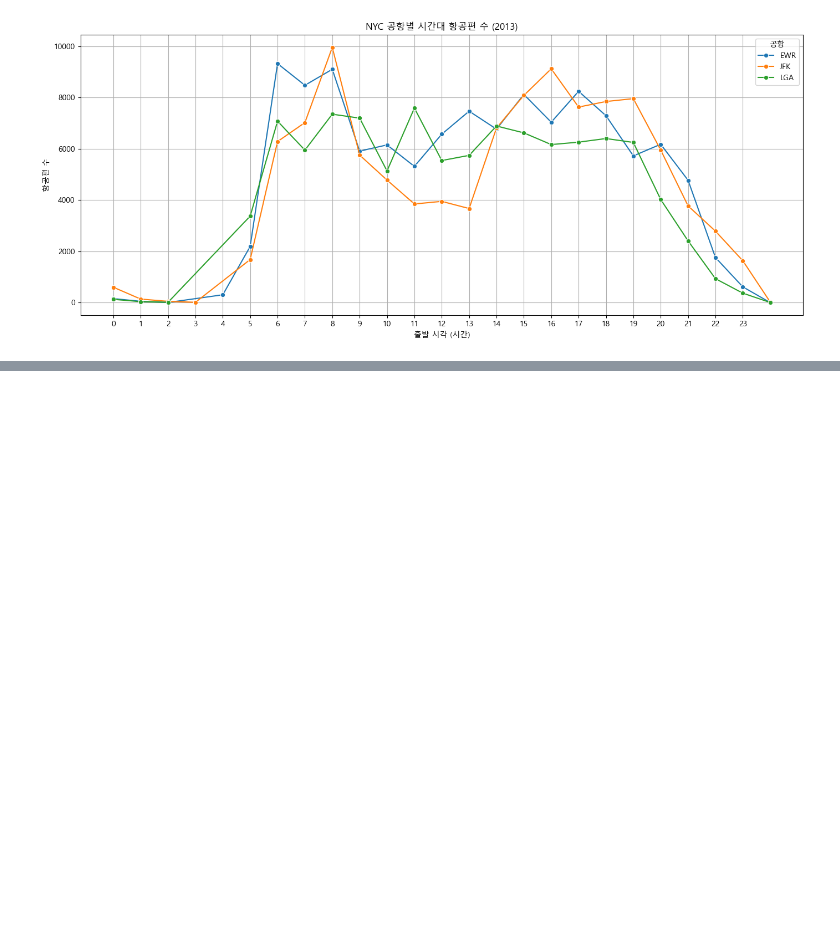
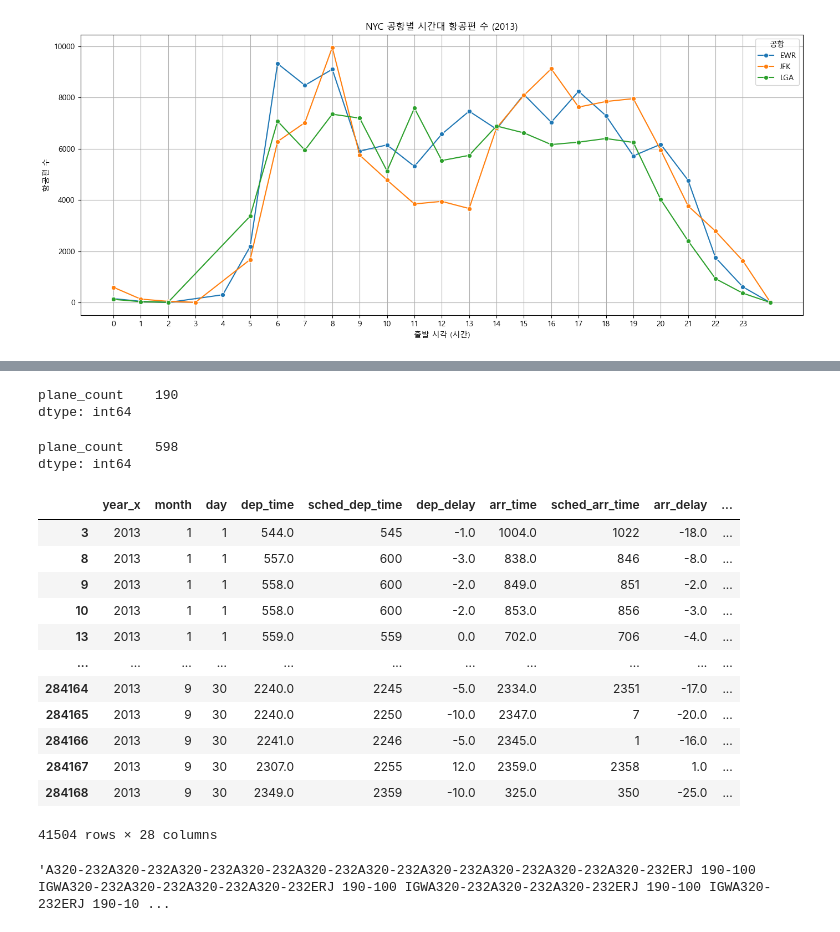
Before and after one commit to yeonduhaeyo/flights-project, a Jupyter notebook: data-analysis.ipynb, the cells around one changed output, grey strips where cells are left out. Saved outputs shown, nothing was run; the diff lists cells and outputs as text; code cells hidden in the pictures; blank space fills up the shorter version.

```diff
--- a/data-analysis.ipynb
+++ b/data-analysis.ipynb
@@ -364,0 +404,4 @@ plt.show()
+# %%
+# 예제 데이터 프레임 생성
+merged_df = pd.merge(df_flights, df_planes, on='tailnum', how='inner')
+merged_df.head()
@@ -364,0 +479,38 @@ plt.show()
+# %%
+# 회사마다 비행기 갯수 구하기
+
+df_planes.groupby('model')['tailnum'].nunique().reset_index(name='plane_count')
+
+
+B6 = merged_df.loc[merged_df["carrier"] == "B6",["tailnum", "model"]]
+B6.groupby('model')['tailnum'].nunique().reset_index(name='plane_count').sum(numeric_only=True)
+# %% [output]
+plane_count    190
+dtype: int64
+# %%
+UA = merged_df.loc[merged_df["carrier"] == "UA",["tailnum", "model"]]
+UA.groupby('model')['tailnum'].nunique().reset_index(name='plane_count').sum(numeric_only=True)
+# %% [output]
+plane_count    598
+dtype: int64
+# %%
+new_df = merged_df.loc[(merged_df["carrier"] == "B6")& (merged_df["origin"] == "JFK")]
+new_df
+# %% [output]
+|  | year_x | month | day | dep_time | sched_dep_time | dep_delay | arr_time | sched_arr_time | arr_delay | ... |
+| 3 | 2013 | 1 | 1 | 544.0 | 545 | -1.0 | 1004.0 | 1022 | -18.0 | ... |
+| 8 | 2013 | 1 | 1 | 557.0 | 600 | -3.0 | 838.0 | 846 | -8.0 | ... |
+| 9 | 2013 | 1 | 1 | 558.0 | 600 | -2.0 | 849.0 | 851 | -2.0 | ... |
+| 10 | 2013 | 1 | 1 | 558.0 | 600 | -2.0 | 853.0 | 856 | -3.0 | ... |
+| 13 | 2013 | 1 | 1 | 559.0 | 559 | 0.0 | 702.0 | 706 | -4.0 | ... |
+| ... | ... | ... | ... | ... | ... | ... | ... | ... | ... | ... |
+| 284164 | 2013 | 9 | 30 | 2240.0 | 2245 | -5.0 | 2334.0 | 2351 | -17.0 | ... |
+| 284165 | 2013 | 9 | 30 | 2240.0 | 2250 | -10.0 | 2347.0 | 7 | -20.0 | ... |
+| 284166 | 2013 | 9 | 30 | 2241.0 | 2246 | -5.0 | 2345.0 | 1 | -16.0 | ... |
+| 284167 | 2013 | 9 | 30 | 2307.0 | 2255 | 12.0 | 2359.0 | 2358 | 1.0 | ... |
+| 284168 | 2013 | 9 | 30 | 2349.0 | 2359 | -10.0 | 325.0 | 350 | -25.0 | ... |
+41504 rows × 28 columns
+# %%
+new_df["model"].sum()
+# %% [output]
+'A320-232A320-232A320-232A320-232A320-232A320-232A320-232A320-232A320-232A320-232ERJ 190-100 IGWA320-232A320-232A320-232A320-232ERJ 190-100 IGWA320-232A320-232A320-232ERJ 190-100 IGWA320-232ERJ 190-10 ...
```
Also changed, not shown: parts of 29 cells of this notebook, 45 other files.
